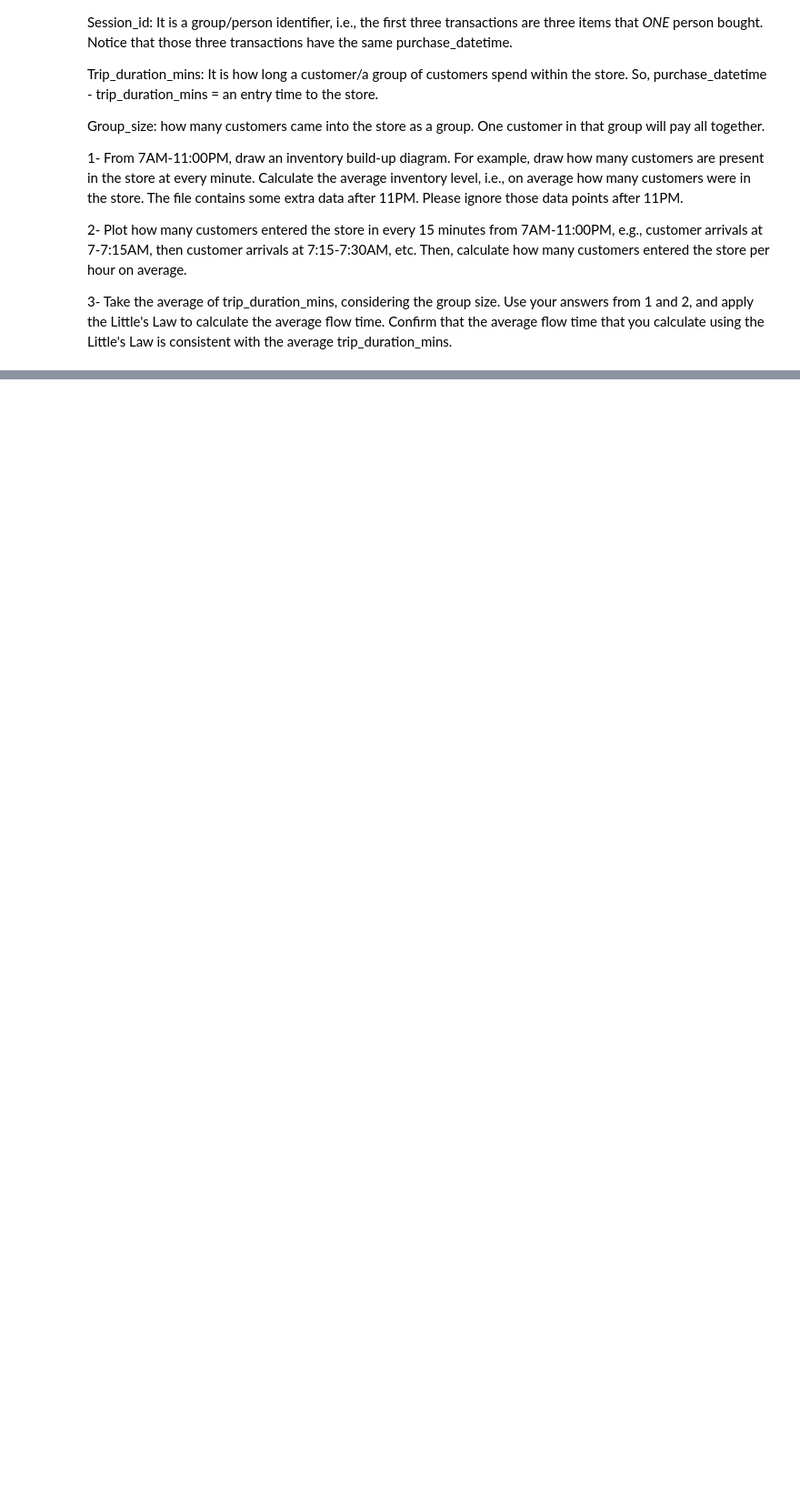
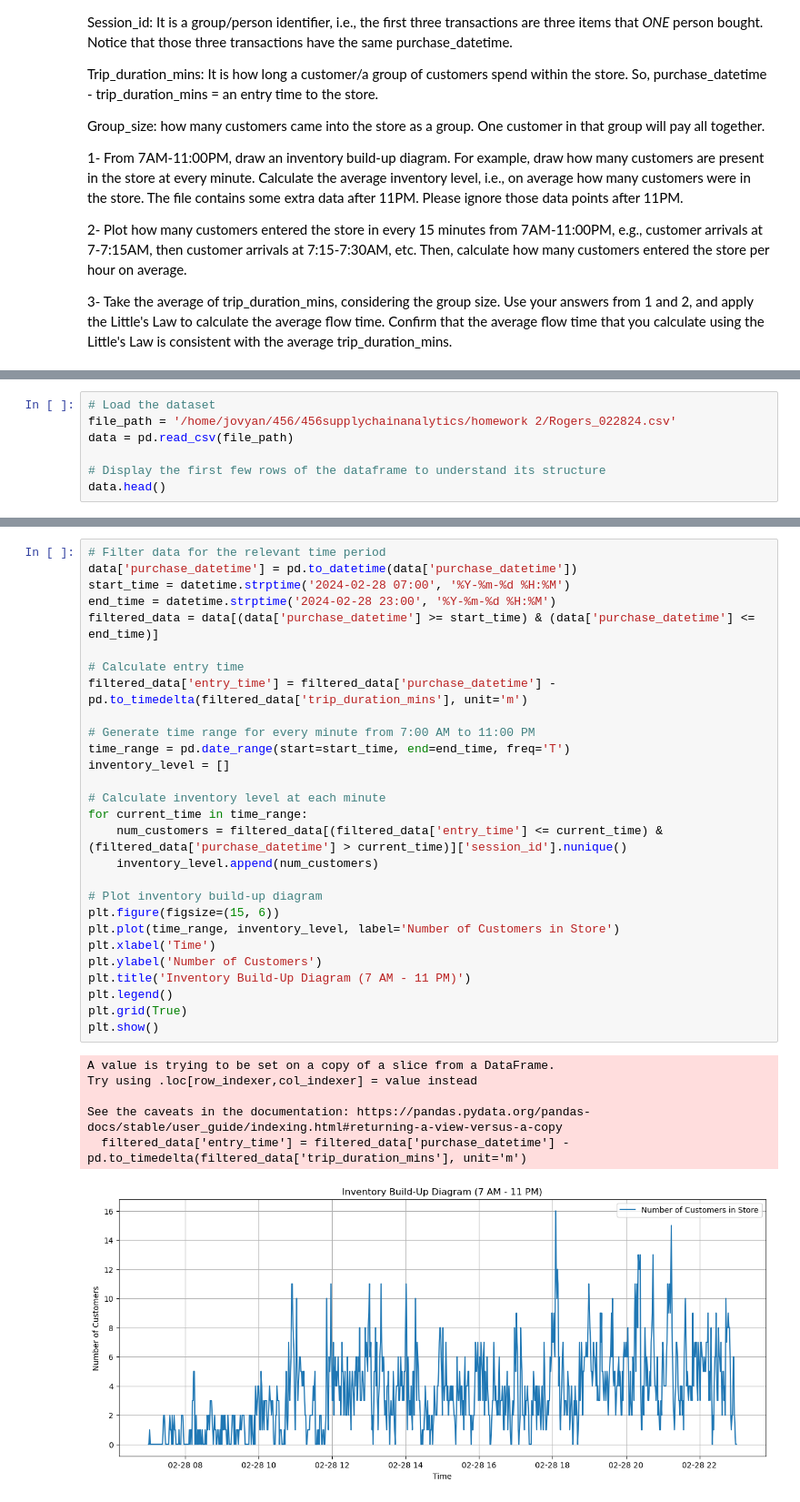
Before and after one commit to rsm-cds006/456supplychainanalytics, a Jupyter notebook: homework 2/homework2c.ipynb, the cells around one changed output, grey strips where cells are left out. Shown at 91% size. Cells and saved outputs as stored; diff of their text form; blank space fills up the shorter version.

```diff
--- a/homework 2/homework2c.ipynb
+++ b/homework 2/homework2c.ipynb
@@ -28,0 +33,7 @@ Group_size: how many customers came into the store as a group. One customer in t
+# %%
+# Load the dataset
+file_path = '/home/jovyan/456/456supplychainanalytics/homework 2/Rogers_022824.csv'
+data = pd.read_csv(file_path)
+
+# Display the first few rows of the dataframe to understand its structure
+data.head()
@@ -28,0 +47,35 @@ Group_size: how many customers came into the store as a group. One customer in t
+# %%
+# Filter data for the relevant time period
+data['purchase_datetime'] = pd.to_datetime(data['purchase_datetime'])
+start_time = datetime.strptime('2024-02-28 07:00', '%Y-%m-%d %H:%M')
+end_time = datetime.strptime('2024-02-28 23:00', '%Y-%m-%d %H:%M')
+filtered_data = data[(data['purchase_datetime'] >= start_time) & (data['purchase_datetime'] <= end_time)]
+
+# Calculate entry time
+filtered_data['entry_time'] = filtered_data['purchase_datetime'] - pd.to_timedelta(filtered_data['trip_duration_mins'], unit='m')
+
+# Generate time range for every minute from 7:00 AM to 11:00 PM
+time_range = pd.date_range(start=start_time, end=end_time, freq='T')
+inventory_level = []
+
+# Calculate inventory level at each minute
+for current_time in time_range:
+    num_customers = filtered_data[(filtered_data['entry_time'] <= current_time) & (filtered_data['purchase_datetime'] > current_time)]['session_id'].nunique()
+    inventory_level.append(num_customers)
+
+# Plot inventory build-up diagram
+plt.figure(figsize=(15, 6))
+plt.plot(time_range, inventory_level, label='Number of Customers in Store')
+plt.xlabel('Time')
+plt.ylabel('Number of Customers')
+plt.title('Inventory Build-Up Diagram (7 AM - 11 PM)')
+plt.legend()
+plt.grid(True)
+plt.show()
+# %% [output]
+A value is trying to be set on a copy of a slice from a DataFrame.
+Try using .loc[row_indexer,col_indexer] = value instead
+
+See the caveats in the documentation: https://pandas.pydata.org/pandas-docs/stable/user_guide/indexing.html#returning-a-view-versus-a-copy
+  filtered_data['entry_time'] = filtered_data['purchase_datetime'] - pd.to_timedelta(filtered_data['trip_duration_mins'], unit='m')
+[figure, added]
```
Also changed, not shown: parts of 4 cells of this notebook.
